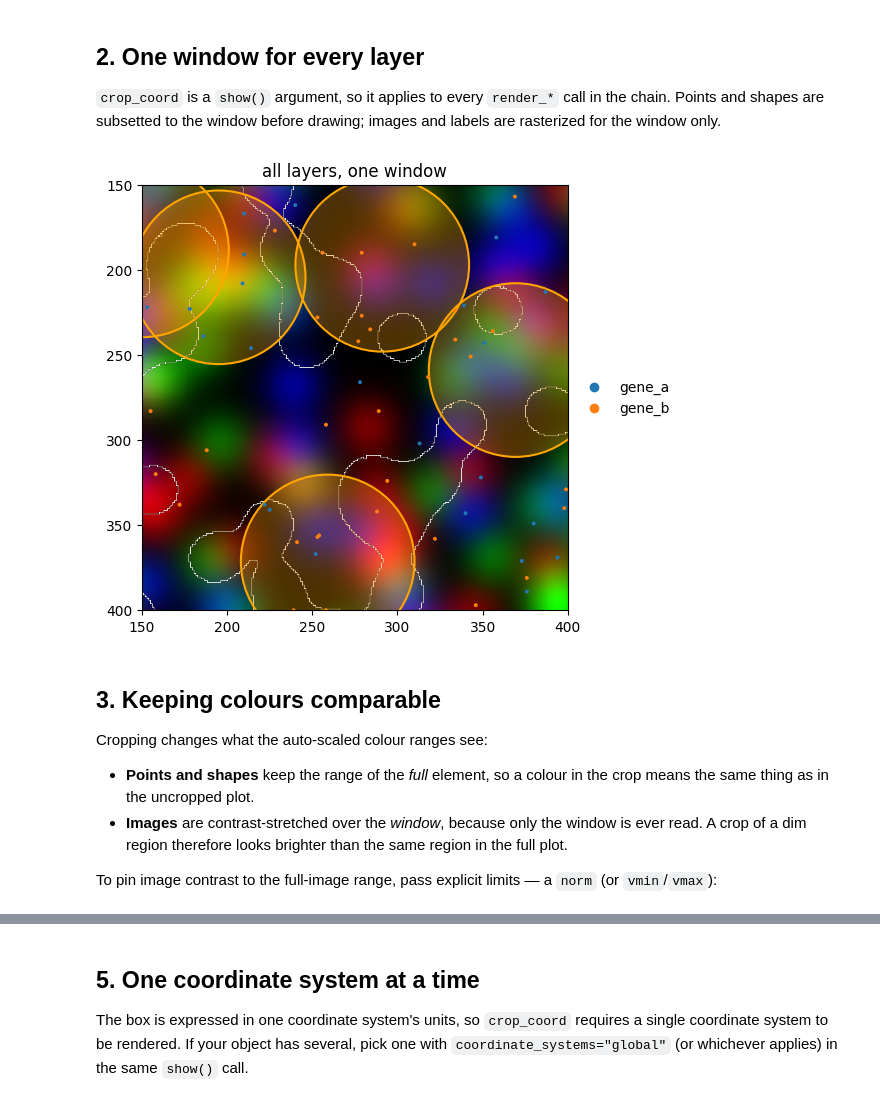
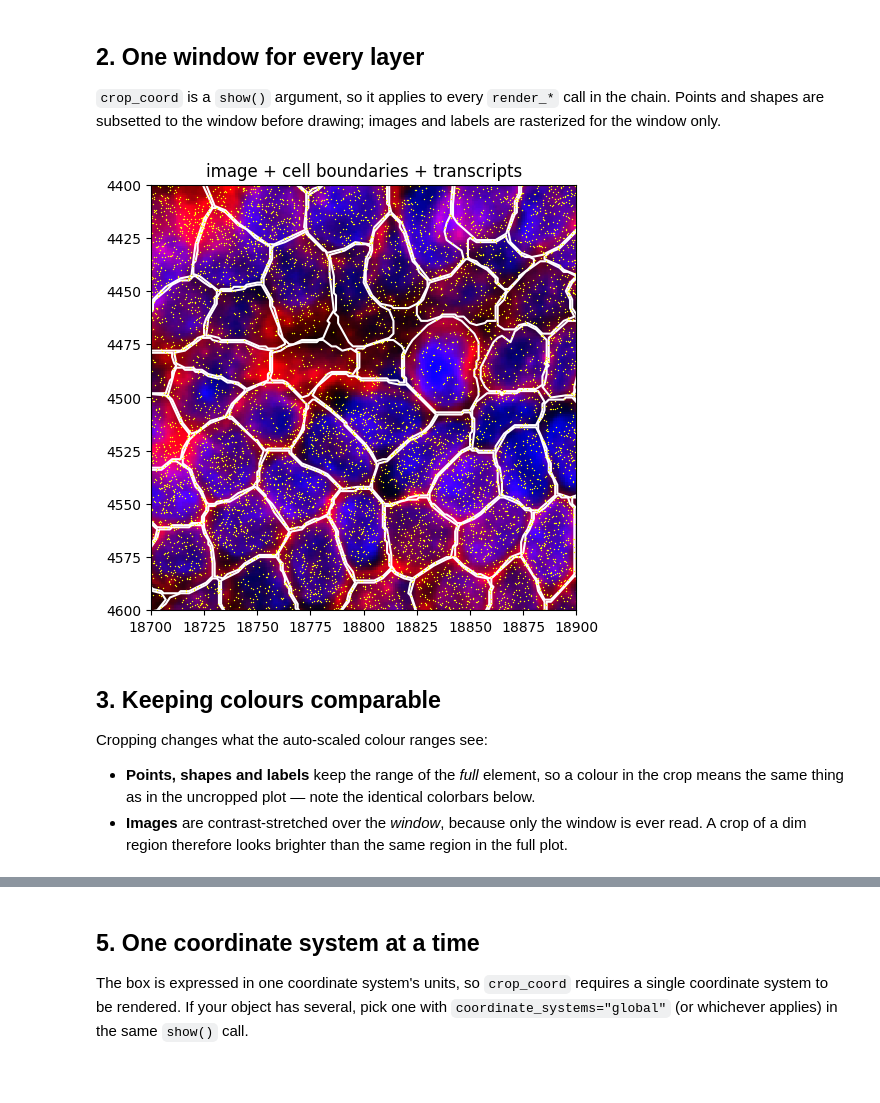
Before and after one commit to scverse/spatialdata-plot-tutorials, a Jupyter notebook: pr-25/_sources/notebooks/tutorials/cropping.ipynb, the cells around one changed output, grey strips where cells are left out. Drawn from its saved outputs; the diff is of its cells as text; code cells hidden in the pictures; blank space fills up the shorter version.

```diff
--- a/pr-25/_sources/notebooks/tutorials/cropping.ipynb
+++ b/pr-25/_sources/notebooks/tutorials/cropping.ipynb
@@ -14,13 +14,15 @@ Xenium, MERFISH, or any other `SpatialData` object.
 import warnings
 
 import matplotlib.pyplot as plt
-from matplotlib.patches import Rectangle
+import squidpy as sq
+from matplotlib.patches import ConnectionPatch, Rectangle
 
 import spatialdata as sd
 import spatialdata_plot  # noqa: F401  # registers the .pl accessor
+from spatialdata_plot import PercentileNormalize
 
 warnings.filterwarnings("ignore")
 
-sdata = sd.datasets.blobs()
+sdata = sq.datasets.cells()
 sdata
 # %% [output]
@@ -44,0 +52,7 @@ with coordinate systems:
+# %%
+IMG = dict(
+    channel=["DAPI", "ATP1A1/CD45/E-Cadherin"],
+    palette=["blue", "red"],
+    norm=[PercentileNormalize(1, 99)] * 2,
+)
+sdata.pl.render_images("morphology_focus", **IMG).pl.show(title="full section")
@@ -62,0 +68,20 @@ fig.tight_layout()
+# %%
+CROP = (18700, 18900, 4400, 4600)  # xmin, xmax, ymin, ymax in µm
+
+
+def mark_crop(ax_full, ax_crop, crop, **style):
+    # draw the crop box on ax_full and connect its right corners to ax_crop
+    xmin, xmax, ymin, ymax = crop
+    ax_full.add_patch(Rectangle((xmin, ymin), xmax - xmin, ymax - ymin, fill=False, **style))
+    for y, frac in ((ymin, 1), (ymax, 0)):  # y axis is inverted: ymin is the top edge
+        ax_full.figure.add_artist(
+            ConnectionPatch((xmax, y), (0, frac), coordsA=ax_full.transData, coordsB=ax_crop.transAxes, **style)
+        )
+
+
+fig, (ax_full, ax_crop) = plt.subplots(1, 2, figsize=(10, 4.5), gridspec_kw={"width_ratios": [1.25, 1]})
+sdata.pl.render_images("morphology_focus", **IMG).pl.show(ax=ax_full, title="full section")
+sdata.pl.render_images("morphology_focus", **IMG).pl.show(ax=ax_crop, crop_coord=CROP, title="crop_coord")
+ax_crop.set_xticks([18700, 18800, 18900])
+mark_crop(ax_full, ax_crop, CROP, edgecolor="white", color="white", lw=1.5)
+fig.subplots_adjust(wspace=0.35)
@@ -67,22 +94,19 @@ fig.tight_layout()
 shapes are subsetted to the window before drawing; images and labels are rasterized for the window only.
 # %%
 (
-    sdata.pl.render_images("blobs_image")
-    .pl.render_labels("blobs_labels", fill_alpha=0, outline_alpha=1, outline_color="white")
-    .pl.render_shapes("blobs_circles", color="orange", fill_alpha=0.3, outline=True, outline_color="orange")
-    .pl.render_points("blobs_points", color="genes", size=8)
-    .pl.show(crop_coord=CROP, title="all layers, one window")
+    sdata.pl.render_images("morphology_focus", **IMG)
+    .pl.render_shapes("cell_boundaries", fill_alpha=0, outline=True, outline_color="white")
+    .pl.render_points("transcripts", color="yellow", size=1)
+    .pl.show(crop_coord=CROP, title="image + cell boundaries + transcripts")
 )
 # %% [output]
-[figure, old version]
+[figure, new version]
 # %% [markdown]
 ## 3. Keeping colours comparable
 
 Cropping changes what the auto-scaled colour ranges see:
 
-- **Points and shapes** keep the range of the *full* element, so a colour in the crop means the same
-  thing as in the uncropped plot.
+- **Points, shapes and labels** keep the range of the *full* element, so a colour in the crop means
+  the same thing as in the uncropped plot — note the identical colorbars below.
 - **Images** are contrast-stretched over the *window*, because only the window is ever read. A crop
   of a dim region therefore looks brighter than the same region in the full plot.
-
-To pin image contrast to the full-image range, pass explicit limits — a `norm` (or `vmin`/`vmax`):
```
Also changed, not shown: parts of 13 cells of this notebook, 9 other files.
